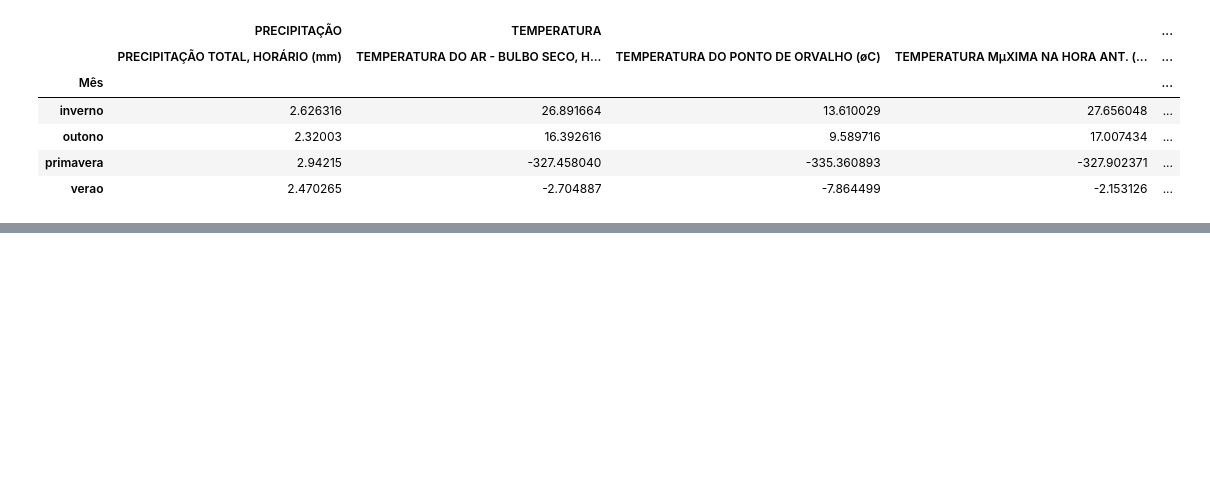
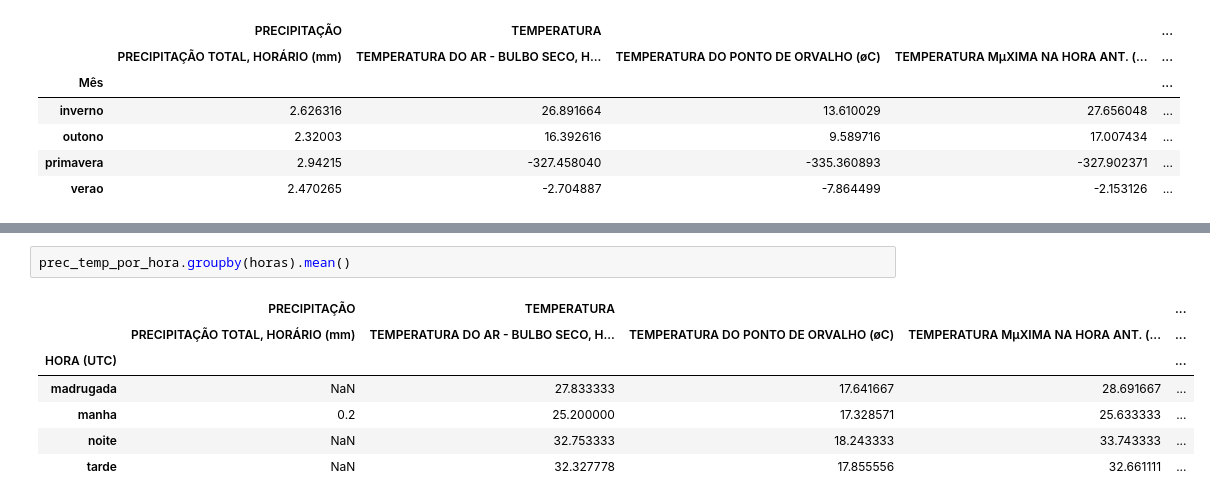
Before and after one commit to TrilhaPython/IP-P007, a Jupyter notebook: IP-P007.ipynb, the cells around one changed output, grey strips where cells are left out. Saved outputs shown, nothing was run; the diff lists cells and outputs as text; blank space fills up the shorter version.

```diff
--- a/IP-P007.ipynb
+++ b/IP-P007.ipynb
@@ -233,0 +280,10 @@ precip_tempe_concat
+# %%
+prec_temp_por_hora.groupby(horas).mean()
+# %% [output]
+|  | PRECIPITAÇÃO | TEMPERATURA |  |  | ... |
+|  | PRECIPITAÇÃO TOTAL, HORÁRIO (mm) | TEMPERATURA DO AR - BULBO SECO, H... | TEMPERATURA DO PONTO DE ORVALHO (øC) | TEMPERATURA MµXIMA NA HORA ANT. (... | ... |
+| HORA (UTC) |  |  |  |  | ... |
+| madrugada | NaN | 27.833333 | 17.641667 | 28.691667 | ... |
+| manha | 0.2 | 25.200000 | 17.328571 | 25.633333 | ... |
+| noite | NaN | 32.753333 | 18.243333 | 33.743333 | ... |
+| tarde | NaN | 32.327778 | 17.855556 | 32.661111 | ... |
```
Also changed, not shown: parts of 3 cells of this notebook.
